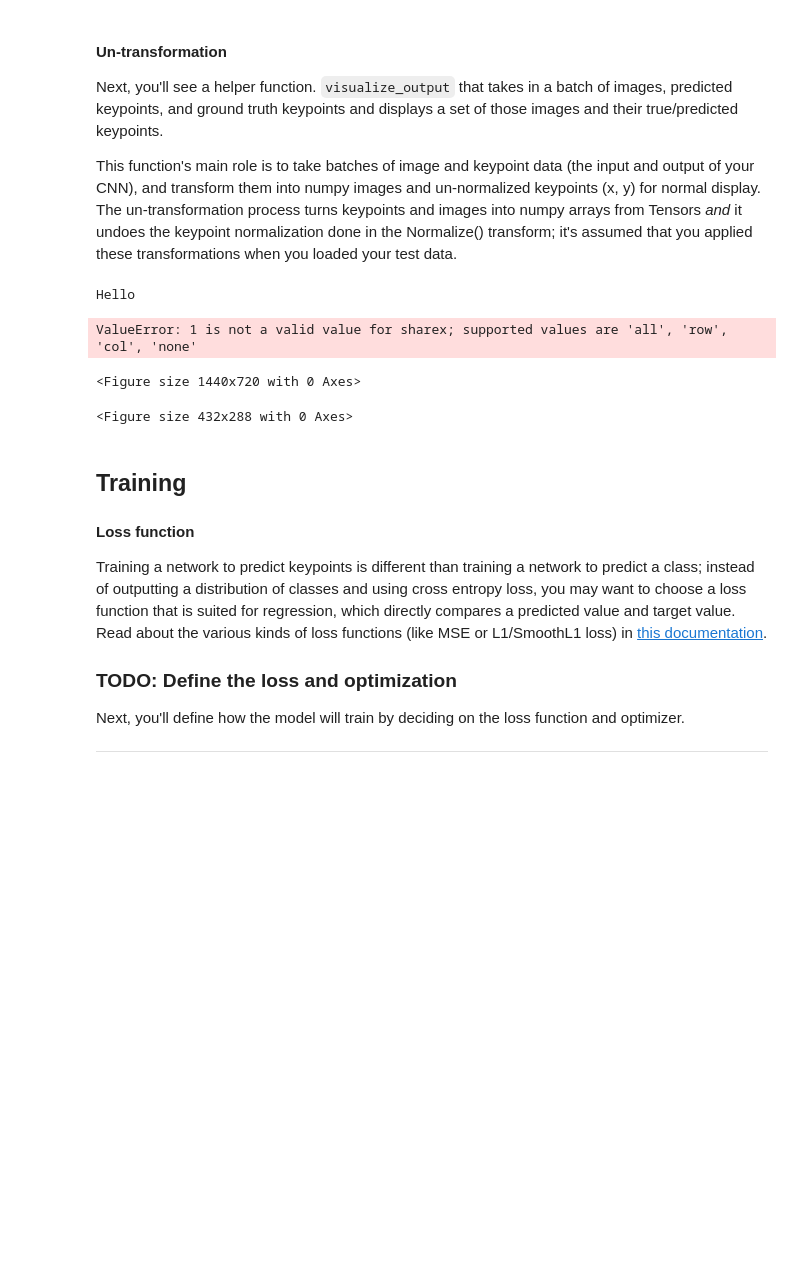
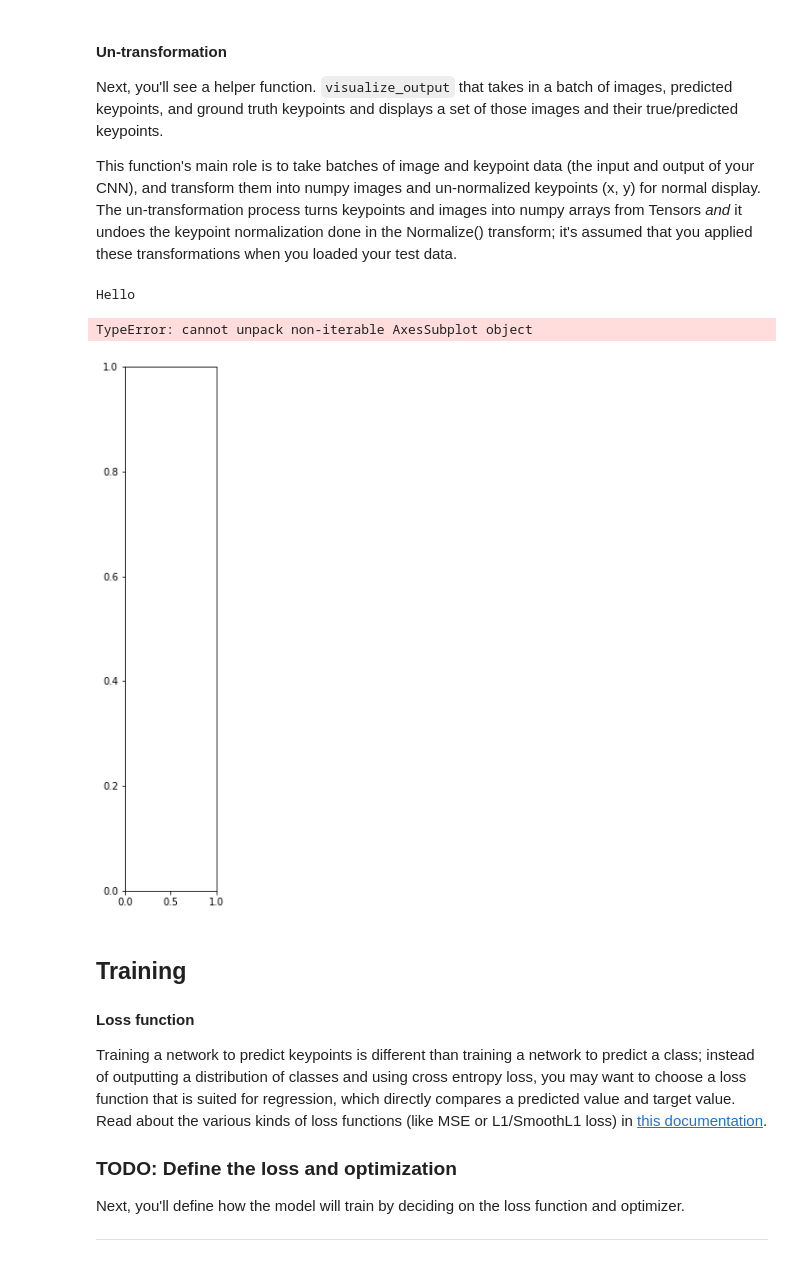
Before and after one commit to johnadams2076/P1_Facial_Keypoints, a Jupyter notebook: 2. Define the Network Architecture.ipynb, the cells around one changed output. Drawn from its saved outputs; the diff is of its cells as text; code cells hidden in the pictures; blank space fills up the shorter version.

```diff
--- a/2. Define the Network Architecture.ipynb
+++ b/2. Define the Network Architecture.ipynb
@@ -318,41 +318,40 @@ def visualize_output(test_images, test_outputs, gt_pts=None, batch_size=10):
 
         #print('Hello', test_images[0], test_outputs.size)
         fig = plt.figure(figsize=(20,10))
-        fix, ax = plt.subplots(1, batch_size, i+1)
+        fix, ax = plt.subplot(1, batch_size, i+1)
 
         # un-transform the image data
         image = test_images[i].data   # get the image from it's wrapper
         image = image.cpu().numpy()   # convert to numpy array from a Tensor
         image = np.transpose(image, (1, 2, 0))   # transpose to go from torch to numpy image
 
         # un-transform the predicted key_pts data
         predicted_key_pts = test_outputs[i].data
         #predicted_key_pts = predicted_key_pts.cpu().numpy()
         # undo normalization of keypoints
         predicted_key_pts = predicted_key_pts*50.0+100
 
         # plot ground truth points for comparison, if they exist
         ground_truth_pts = None
         if gt_pts is not None:
             ground_truth_pts = gt_pts[i]
             #ground_truth_pts = ground_truth_pts.cpu().numpy()
             ground_truth_pts = ground_truth_pts*50.0+100
 
         # call show_all_keypoints
         #show_all_keypoints(np.squeeze(image), predicted_key_pts, ground_truth_pts)
         #plt.show()
         #plt.axis('off')
 
     #plt.show()
 
 # call it
 #test_images, test_outputs, gt_pts = net_sample_output()
 visualize_output(test_images, test_outputs, gt_pts)
 # %% [output]
 Hello
-ValueError: 1 is not a valid value for sharex; supported values are 'all', 'row', 'col', 'none'
+TypeError: cannot unpack non-iterable AxesSubplot object
-<Figure size 1440x720 with 0 Axes>
-<Figure size 432x288 with 0 Axes>
+[figure, added]
 # %% [markdown]
 ## Training
 
```
Also changed, not shown: parts of 8 cells of this notebook, 1 other file.
